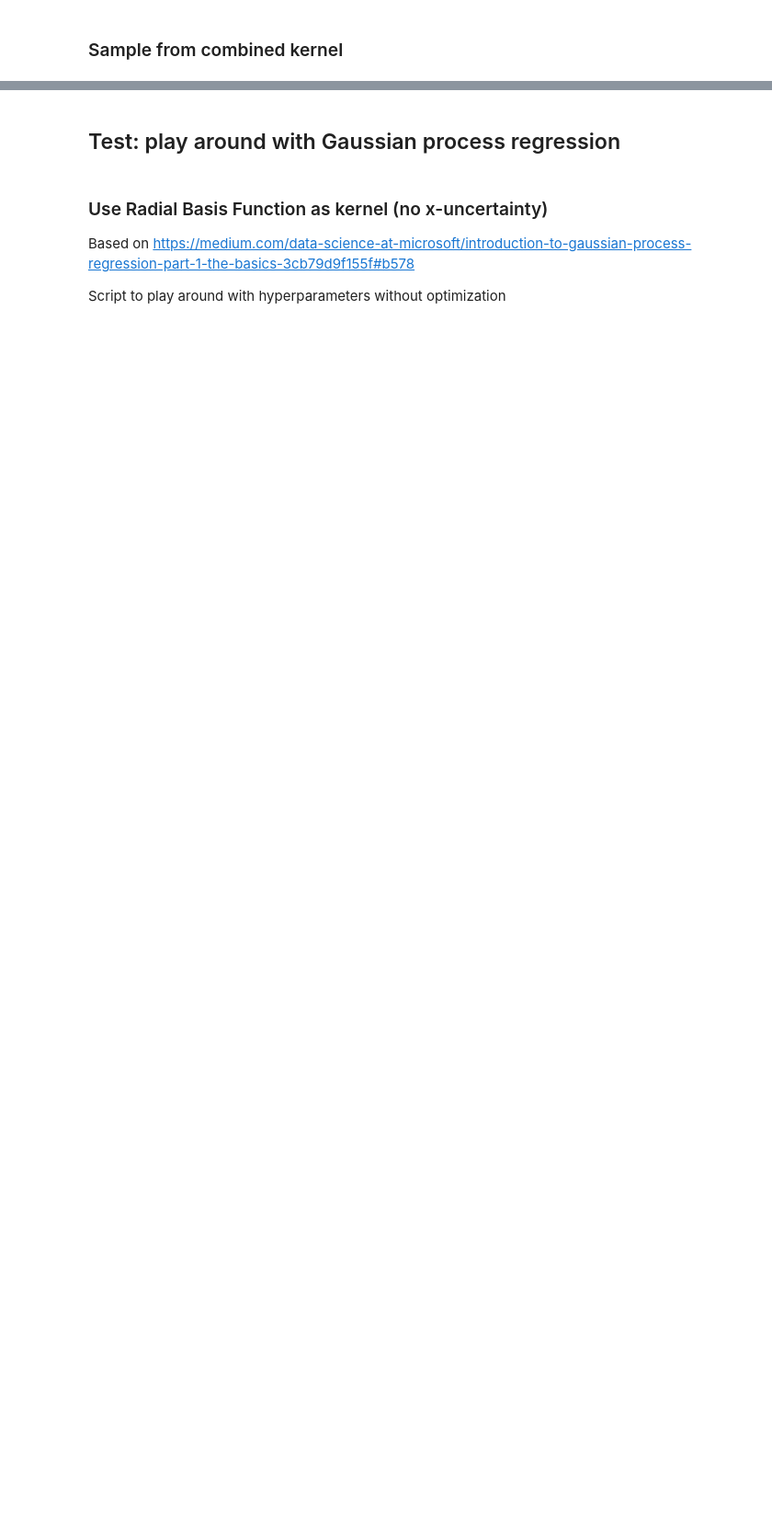
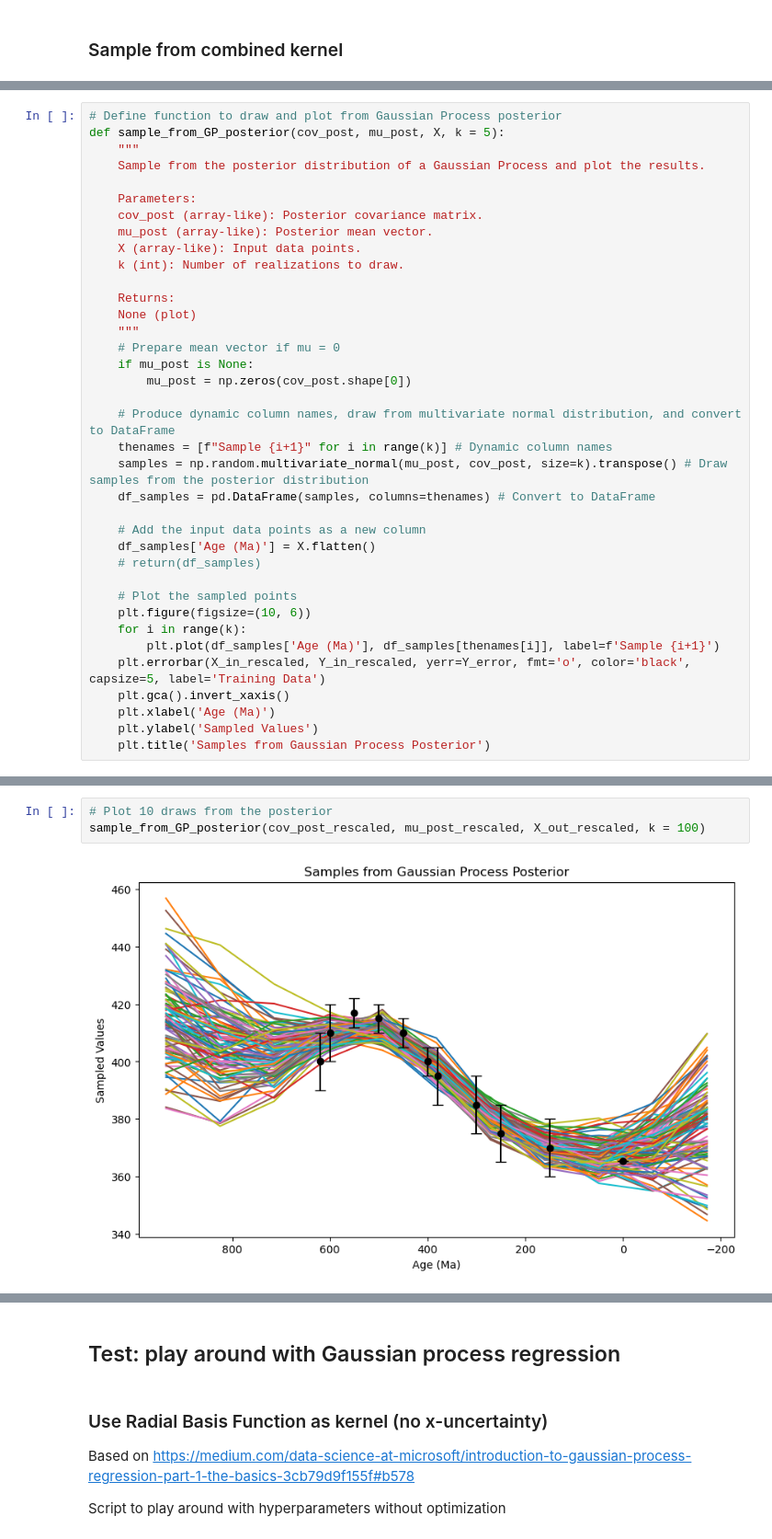
Before and after one commit to nielsjdewinter/Earth_Moon_Gaussian_process, a Jupyter notebook: EMGaussian_pilot1.ipynb, the cells around one changed output, grey strips where cells are left out. Shown at 92% size. Drawn from its saved outputs; the diff is of its cells as text; blank space fills up the shorter version.

```diff
--- a/EMGaussian_pilot1.ipynb
+++ b/EMGaussian_pilot1.ipynb
@@ -378,0 +514,37 @@ def combined_kernel(X1, X2, sigma1 = 1, sigma2 = 1, sigmab = 1, sigma3 = 1, leng
+# %%
+# Define function to draw and plot from Gaussian Process posterior
+def sample_from_GP_posterior(cov_post, mu_post, X, k = 5):
+    """
+    Sample from the posterior distribution of a Gaussian Process and plot the results.
+
+    Parameters:
+    cov_post (array-like): Posterior covariance matrix.
+    mu_post (array-like): Posterior mean vector.
+    X (array-like): Input data points.
+    k (int): Number of realizations to draw.
+
+    Returns:
+    None (plot)
+    """
+    # Prepare mean vector if mu = 0
+    if mu_post is None:
+        mu_post = np.zeros(cov_post.shape[0])
+
+    # Produce dynamic column names, draw from multivariate normal distribution, and convert to DataFrame
+    thenames = [f"Sample {i+1}" for i in range(k)] # Dynamic column names
+    samples = np.random.multivariate_normal(mu_post, cov_post, size=k).transpose() # Draw samples from the posterior distribution
+    df_samples = pd.DataFrame(samples, columns=thenames) # Convert to DataFrame
+
+    # Add the input data points as a new column
+    df_samples['Age (Ma)'] = X.flatten()
+    # return(df_samples)
+
+    # Plot the sampled points
+    plt.figure(figsize=(10, 6))
+    for i in range(k):
+        plt.plot(df_samples['Age (Ma)'], df_samples[thenames[i]], label=f'Sample {i+1}')
+    plt.errorbar(X_in_rescaled, Y_in_rescaled, yerr=Y_error, fmt='o', color='black', capsize=5, label='Training Data')
+    plt.gca().invert_xaxis()
+    plt.xlabel('Age (Ma)')
+    plt.ylabel('Sampled Values')
+    plt.title('Samples from Gaussian Process Posterior')
@@ -378,0 +553,5 @@ def combined_kernel(X1, X2, sigma1 = 1, sigma2 = 1, sigmab = 1, sigma3 = 1, leng
+# %%
+# Plot 10 draws from the posterior
+sample_from_GP_posterior(cov_post_rescaled, mu_post_rescaled, X_out_rescaled, k = 100)
+# %% [output]
+[figure, added]
```
Also changed, not shown: parts of 28 cells of this notebook.
